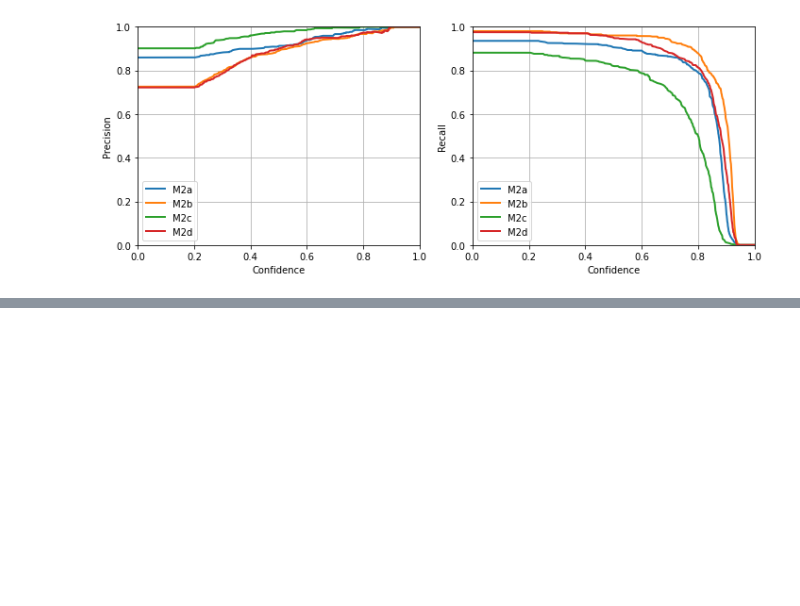
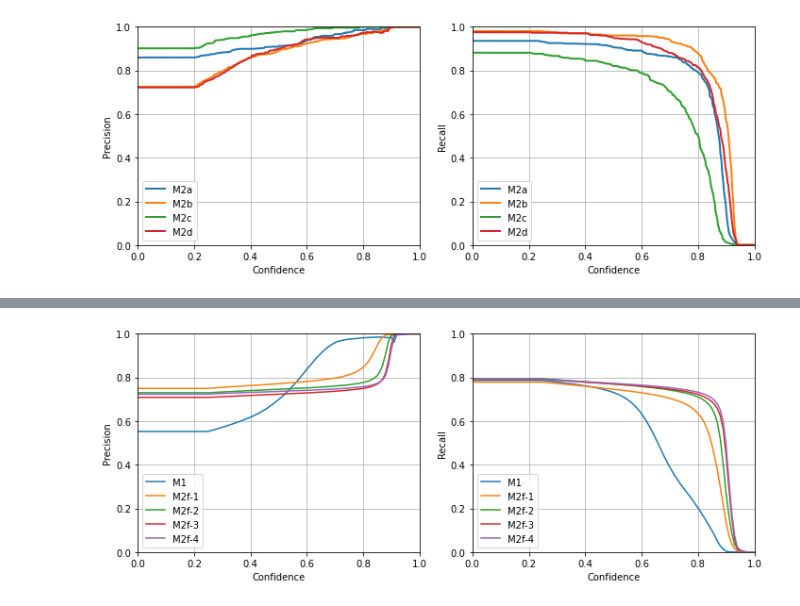
Before and after one commit to liyinze1/Robbins-to-THEMIS, a Jupyter notebook: performance_matrix.ipynb, the cells around one changed output, grey strips where cells are left out. Cells and saved outputs as stored; diff of their text form; code cells hidden in the pictures; blank space fills up the shorter version.

```diff
--- a/performance_matrix.ipynb
+++ b/performance_matrix.ipynb
@@ -45,0 +126,6 @@ plot_pr(paths, labels, lines)
+# %%
+folders = ['m1', '2f_0_4', '2f_5_9', '2f_10_14', '2f_15_19']
+labels = ['M1', 'M2f-1', 'M2f-2', 'M2f-3', 'M2f-4']
+plots(folders, labels)
+# %% [output]
+[figure, added]
```
Also changed, not shown: parts of 7 cells of this notebook, 8 other files.
